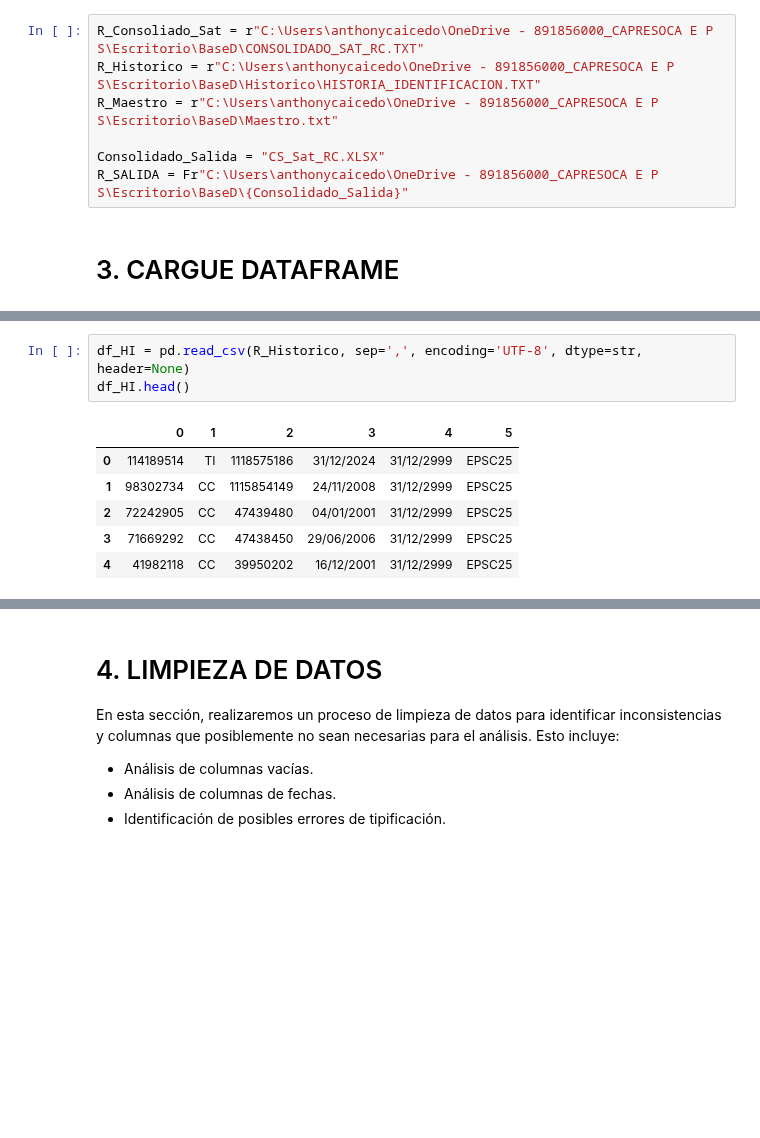
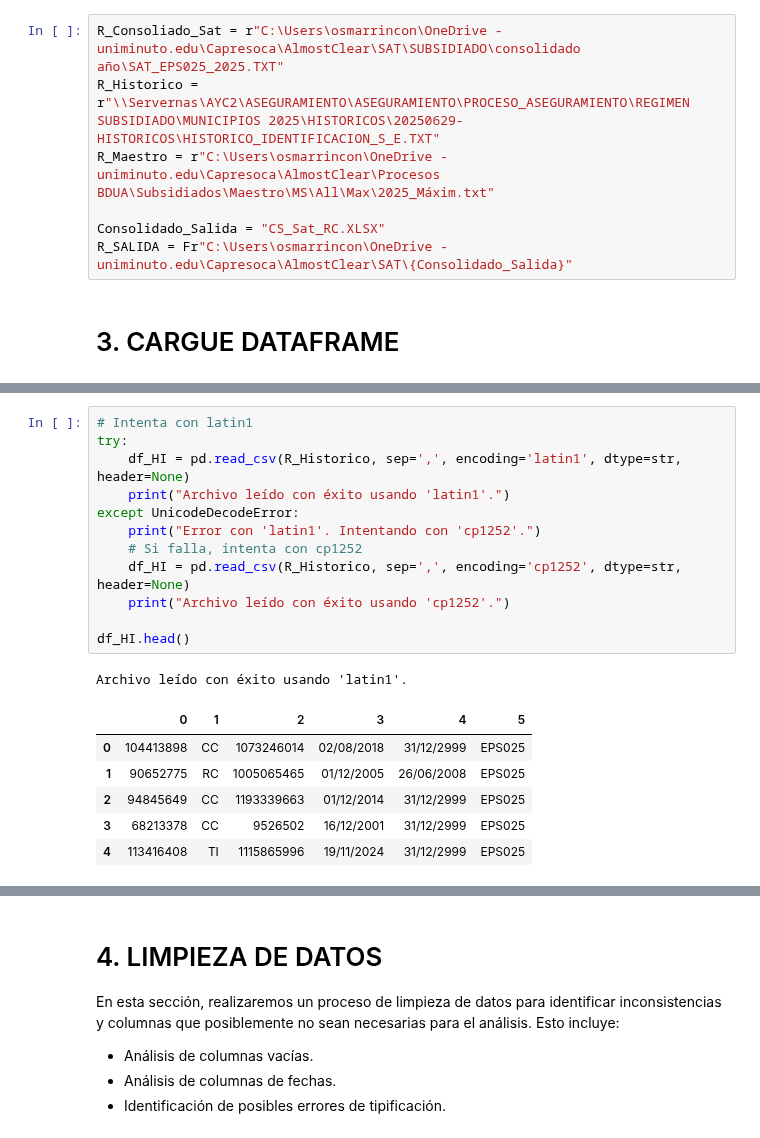
Before and after one commit to yesid95/capresoca-data-automation, a Jupyter notebook: notebooks/Aseguramiento/ESTADISTICAS_SAT.ipynb, the cells around one changed output, grey strips where cells are left out. Cells and saved outputs as stored; diff of their text form; blank space fills up the shorter version.

```diff
--- a/notebooks/Aseguramiento/ESTADISTICAS_SAT.ipynb
+++ b/notebooks/Aseguramiento/ESTADISTICAS_SAT.ipynb
@@ -12,12 +12,12 @@ import datetime
 # %% [markdown]
 # 2. Rutas
 # %%
-R_Consoliado_Sat = r"C:\Users\anthonycaicedo\OneDrive - 891856000_CAPRESOCA E P S\Escritorio\BaseD\CONSOLIDADO_SAT_RC.TXT"
-R_Historico = r"C:\Users\anthonycaicedo\OneDrive - 891856000_CAPRESOCA E P S\Escritorio\BaseD\Historico\HISTORIA_IDENTIFICACION.TXT"
-R_Maestro = r"C:\Users\anthonycaicedo\OneDrive - 891856000_CAPRESOCA E P S\Escritorio\BaseD\Maestro.txt"
+R_Consoliado_Sat = r"C:\Users\osmarrincon\OneDrive - uniminuto.edu\Capresoca\AlmostClear\SAT\SUBSIDIADO\consolidado año\SAT_EPS025_2025.TXT"
+R_Historico = r"\\Servernas\AYC2\ASEGURAMIENTO\ASEGURAMIENTO\PROCESO_ASEGURAMIENTO\REGIMEN SUBSIDIADO\MUNICIPIOS 2025\HISTORICOS\20250629-HISTORICOS\HISTORICO_IDENTIFICACION_S_E.TXT"
+R_Maestro = r"C:\Users\osmarrincon\OneDrive - uniminuto.edu\Capresoca\AlmostClear\Procesos BDUA\Subsidiados\Maestro\MS\All\Max\2025_Máxim.txt"
 
 Consolidado_Salida = "CS_Sat_RC.XLSX"
-R_SALIDA = Fr"C:\Users\anthonycaicedo\OneDrive - 891856000_CAPRESOCA E P S\Escritorio\BaseD\{Consolidado_Salida}"
+R_SALIDA = Fr"C:\Users\osmarrincon\OneDrive - uniminuto.edu\Capresoca\AlmostClear\SAT\{Consolidado_Salida}"
 # %% [markdown]
 # 3. CARGUE DATAFRAME
 # %%
@@ -34,13 +58,23 @@ df_sat.head()
 # %%
-df_HI = pd.read_csv(R_Historico, sep=',', encoding='UTF-8', dtype=str, header=None)
+# Intenta con latin1
+try:
+    df_HI = pd.read_csv(R_Historico, sep=',', encoding='latin1', dtype=str, header=None)
+    print("Archivo leído con éxito usando 'latin1'.")
+except UnicodeDecodeError:
+    print("Error con 'latin1'. Intentando con 'cp1252'.")
+    # Si falla, intenta con cp1252
+    df_HI = pd.read_csv(R_Historico, sep=',', encoding='cp1252', dtype=str, header=None)
+    print("Archivo leído con éxito usando 'cp1252'.")
+
 df_HI.head()
 # %% [output]
+Archivo leído con éxito usando 'latin1'.
 |  | 0 | 1 | 2 | 3 | 4 | 5 |
-| 0 | 114189514 | TI | 1118575186 | 31/12/2024 | 31/12/2999 | EPSC25 |
-| 1 | 98302734 | CC | 1115854149 | 24/11/2008 | 31/12/2999 | EPSC25 |
-| 2 | 72242905 | CC | 47439480 | 04/01/2001 | 31/12/2999 | EPSC25 |
-| 3 | 71669292 | CC | 47438450 | 29/06/2006 | 31/12/2999 | EPSC25 |
-| 4 | 41982118 | CC | 39950202 | 16/12/2001 | 31/12/2999 | EPSC25 |
+| 0 | 104413898 | CC | 1073246014 | 02/08/2018 | 31/12/2999 | EPS025 |
+| 1 | 90652775 | RC | 1005065465 | 01/12/2005 | 26/06/2008 | EPS025 |
+| 2 | 94845649 | CC | 1193339663 | 01/12/2014 | 31/12/2999 | EPS025 |
+| 3 | 68213378 | CC | 9526502 | 16/12/2001 | 31/12/2999 | EPS025 |
+| 4 | 113416408 | TI | 1115865996 | 19/11/2024 | 31/12/2999 | EPS025 |
 # %%
 df_Maestro = pd.read_csv(R_Maestro, sep=',', encoding='ansi', dtype=str)
 df_Maestro.head()
```
Also changed, not shown: parts of 17 cells of this notebook, 4 other files.
